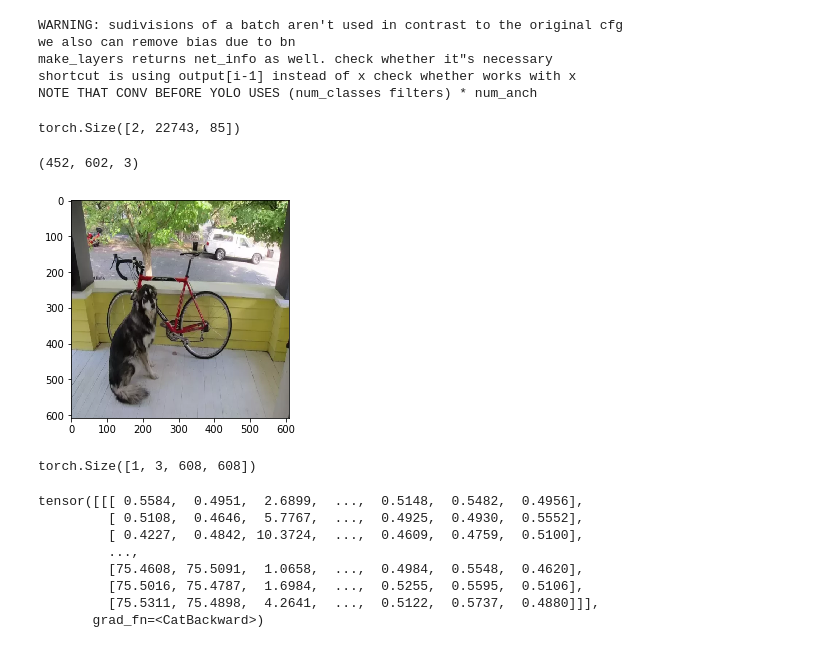
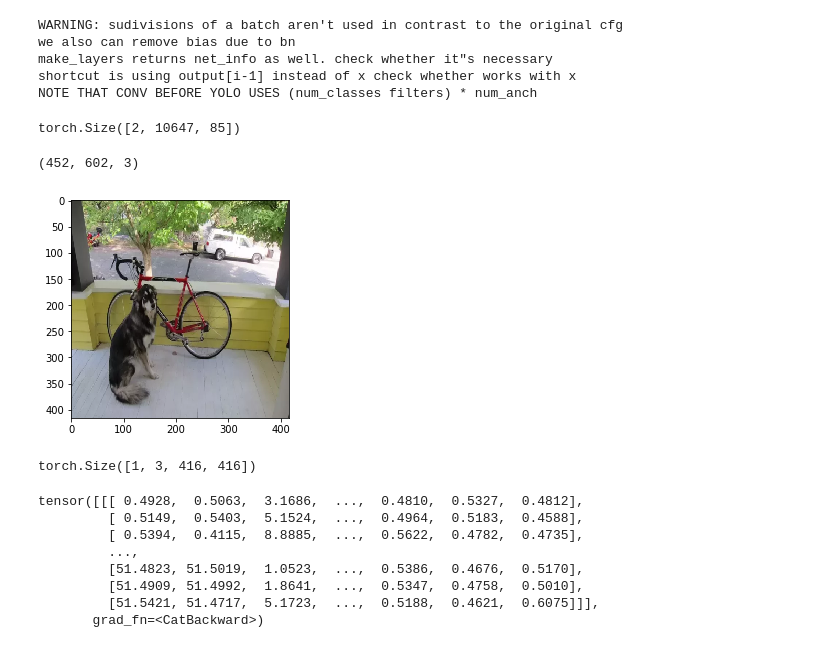
Before and after one commit to v-iashin/WebsiteYOLO, a Jupyter notebook: face_detector/experiments/yolo/Untitled.ipynb, the cells around one changed output. Drawn from its saved outputs; the diff is of its cells as text; code cells hidden in the pictures.

```diff
--- a/face_detector/experiments/yolo/Untitled.ipynb
+++ b/face_detector/experiments/yolo/Untitled.ipynb
@@ -8,7 +8,7 @@ from torch import nn
 from utils import parse_cfg
 from darknet import Darknet
 # %%
-darknet = Darknet('cfg/yolov3.cfg')
+darknet = Darknet('cfg/yolov3_test_todel.cfg')
 # %% [output]
 WARNING: sudivisions of a batch aren't used in contrast to the original cfg
 we also can remove bias due to bn
@@ -16,8 +16,11 @@ make_layers returns net_info as well. check whether it"s necessary
 shortcut is using output[i-1] instead of x check whether works with x
 NOTE THAT CONV BEFORE YOLO USES (num_classes filters) * num_anch
 # %%
-x = torch.randn((2, 3, 608, 608))
+x = torch.randn((2, 3, 416, 416))
 darknet.forward(x, 'cpu').shape
 # todo what is after .forward
 # %% [output]
-torch.Size([2, 22743, 85])
+torch.Size([2, 10647, 85])
+# %%
+weight_file = 'weights/yolov3.weights'
+darknet.load_weights(weight_file)
@@ -24,31 +29,31 @@ torch.Size([2, 22743, 85])
 # %%
 from matplotlib import pyplot as plt
 import cv2
 
 plt.figure()
 img = cv2.imread('dog-cycle-car.png')
 img = cv2.cvtColor(img, cv2.COLOR_BGR2RGB)
 print(img.shape)
-img = cv2.resize(img, (608, 608)) / 255
+img = cv2.resize(img, (416, 416)) / 255
 plt.imshow(img)
 plt.show()
 img = img.transpose((2, 0, 1))
 img = torch.from_numpy(img).float()
 img = img.unsqueeze(0)
 print(img.shape)
 pred = darknet.forward(img, 'cpu')
 pred
 # %% [output]
 (452, 602, 3)
-[figure, old version]
+[figure, new version]
-torch.Size([1, 3, 608, 608])
+torch.Size([1, 3, 416, 416])
-tensor([[[ 0.5584,  0.4951,  2.6899,  ...,  0.5148,  0.5482,  0.4956],
-         [ 0.5108,  0.4646,  5.7767,  ...,  0.4925,  0.4930,  0.5552],
-         [ 0.4227,  0.4842, 10.3724,  ...,  0.4609,  0.4759,  0.5100],
+tensor([[[ 0.4928,  0.5063,  3.1686,  ...,  0.4810,  0.5327,  0.4812],
+         [ 0.5149,  0.5403,  5.1524,  ...,  0.4964,  0.5183,  0.4588],
+         [ 0.5394,  0.4115,  8.8885,  ...,  0.5622,  0.4782,  0.4735],
          ...,
-         [75.4608, 75.5091,  1.0658,  ...,  0.4984,  0.5548,  0.4620],
-         [75.5016, 75.4787,  1.6984,  ...,  0.5255,  0.5595,  0.5106],
-         [75.5311, 75.4898,  4.2641,  ...,  0.5122,  0.5737,  0.4880]]],
+         [51.4823, 51.5019,  1.0523,  ...,  0.5386,  0.4676,  0.5170],
+         [51.4909, 51.4992,  1.8641,  ...,  0.5347,  0.4758,  0.5010],
+         [51.5421, 51.4717,  5.1723,  ...,  0.5188,  0.4621,  0.6075]]],
        grad_fn=<CatBackward>)
 # %%
 weight_file = 'weights/yolov3.weights'
```
Also changed, not shown: parts of 11 cells of this notebook, 2 other files.
